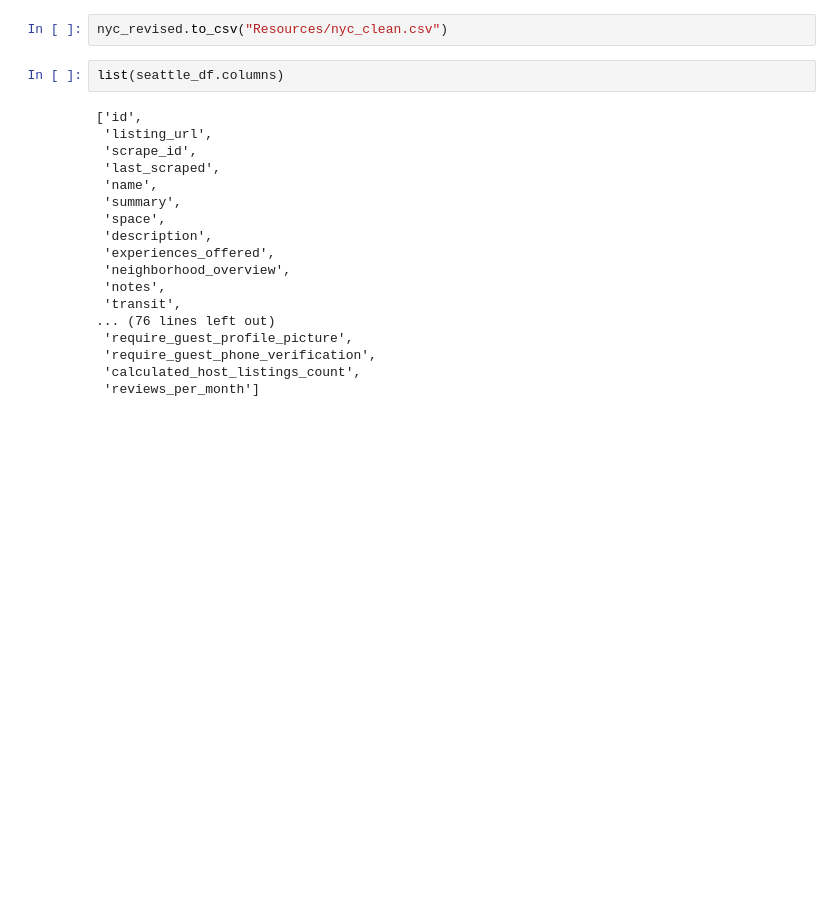
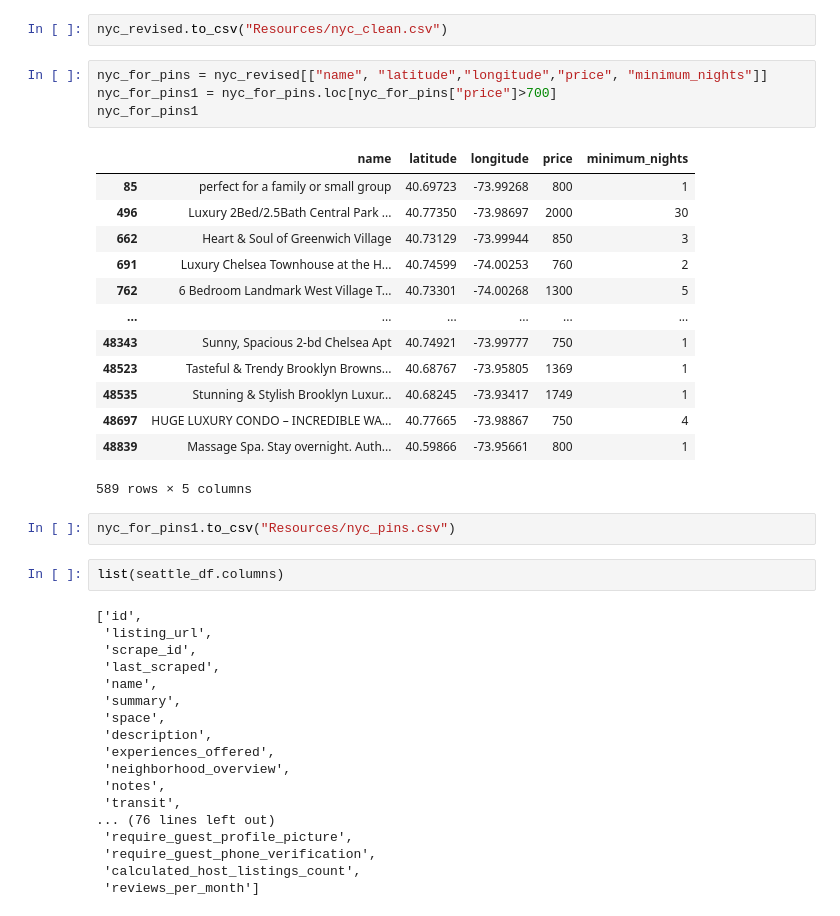
Before and after one commit to dwaehner27/visualization, a Jupyter notebook: data_cleaning.ipynb, the cells around one changed output. Saved outputs shown, nothing was run; the diff lists cells and outputs as text; blank space fills up the shorter version.

```diff
--- a/data_cleaning.ipynb
+++ b/data_cleaning.ipynb
@@ -95,6 +115,26 @@ nyc_revised.head()
 | 4 | 5022 | Entire Apt: Spacious Studio/Loft ... | 7192 | Laura | East Harlem | 40.79851 | -73.94399 | Entire home/apt | 80 | ... |
 # %%
 nyc_revised.to_csv("Resources/nyc_clean.csv")
+# %%
+nyc_for_pins = nyc_revised[["name", "latitude","longitude","price", "minimum_nights"]]
+nyc_for_pins1 = nyc_for_pins.loc[nyc_for_pins["price"]>700]
+nyc_for_pins1
+# %% [output]
+|  | name | latitude | longitude | price | minimum_nights |
+| 85 | perfect for a family or small group | 40.69723 | -73.99268 | 800 | 1 |
+| 496 | Luxury 2Bed/2.5Bath Central Park ... | 40.77350 | -73.98697 | 2000 | 30 |
+| 662 | Heart & Soul of Greenwich Village | 40.73129 | -73.99944 | 850 | 3 |
+| 691 | Luxury Chelsea Townhouse at the H... | 40.74599 | -74.00253 | 760 | 2 |
+| 762 | 6 Bedroom Landmark West Village T... | 40.73301 | -74.00268 | 1300 | 5 |
+| ... | ... | ... | ... | ... | ... |
+| 48343 | Sunny, Spacious 2-bd Chelsea Apt | 40.74921 | -73.99777 | 750 | 1 |
+| 48523 | Tasteful & Trendy Brooklyn Browns... | 40.68767 | -73.95805 | 1369 | 1 |
+| 48535 | Stunning & Stylish Brooklyn Luxur... | 40.68245 | -73.93417 | 1749 | 1 |
+| 48697 | HUGE LUXURY CONDO – INCREDIBLE WA... | 40.77665 | -73.98867 | 750 | 4 |
+| 48839 | Massage Spa. Stay overnight. Auth... | 40.59866 | -73.95661 | 800 | 1 |
+589 rows × 5 columns
+# %%
+nyc_for_pins1.to_csv("Resources/nyc_pins.csv")
 # %%
 list(seattle_df.columns)
 # %% [output]
```
Also changed, not shown: parts of 6 cells of this notebook, 10 other files.
